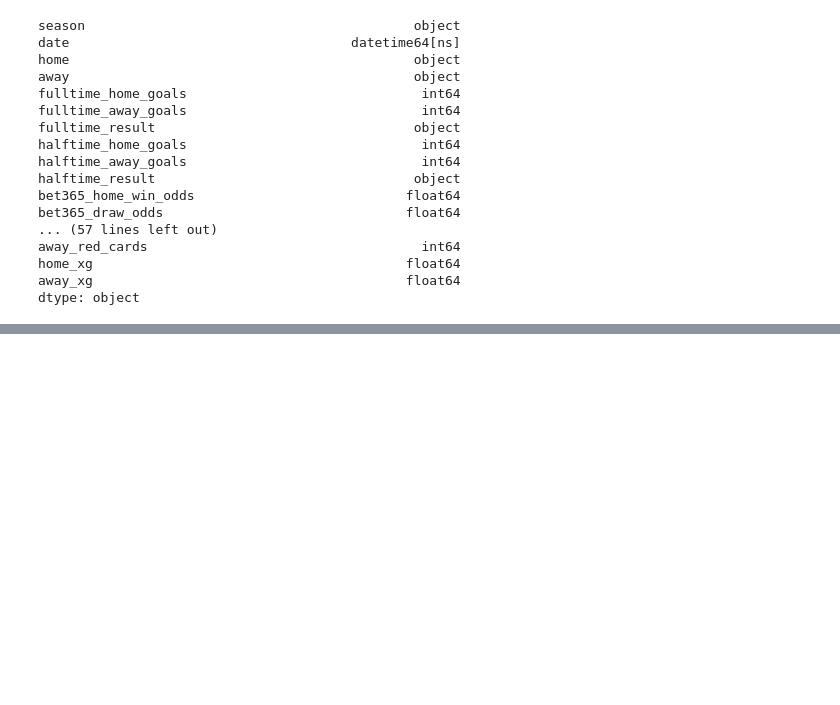
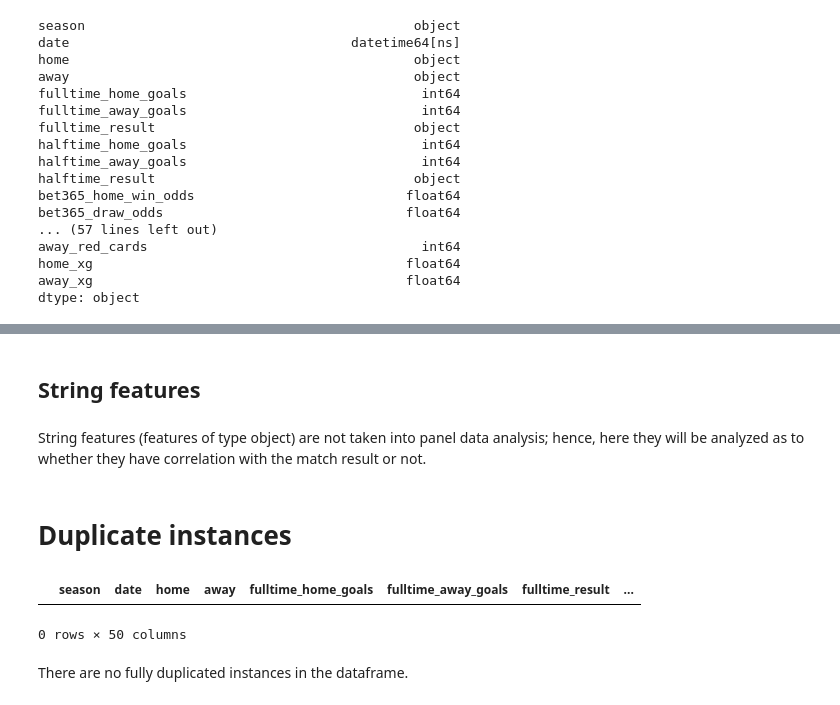
Before and after one commit to babakmahmoudian/la_liga, a Jupyter notebook: 01_data_preprocessing.ipynb, the cells around one changed output, grey strips where cells are left out. Saved outputs shown, nothing was run; the diff lists cells and outputs as text; code cells hidden in the pictures; blank space fills up the shorter version.

Commit message:
initial feature selection performed, duplicate analysis done

```diff
--- a/01_data_preprocessing.ipynb
+++ b/01_data_preprocessing.ipynb
@@ -89,0 +224,5 @@ df['away_aerial_duels'] = df['away_aerial_duels'].astype('int')
+# %%
+df = df.drop(
+    [col for col in betting_cols if '365' not in col],
+    axis='columns'
+)
@@ -89,0 +250,18 @@ df['away_aerial_duels'] = df['away_aerial_duels'].astype('int')
+# %%
+df = df.drop(
+    [col for col in rating_cols if 'post' not in col],
+    axis='columns'
+)
+# %% [markdown]
+## String features
+# %% [markdown]
+String features (features of type object) are not taken into panel data analysis; hence, here they will be analyzed as to whether they have correlation with the match result or not.
+# %% [markdown]
+# Duplicate instances
+# %%
+df[df.duplicated()]
+# %% [output]
+|  | season | date | home | away | fulltime_home_goals | fulltime_away_goals | fulltime_result | ... |
+0 rows × 50 columns
+# %% [markdown]
+There are no fully duplicated instances in the dataframe.
```
Also changed, not shown: parts of 26 cells of this notebook, 2 other files.
